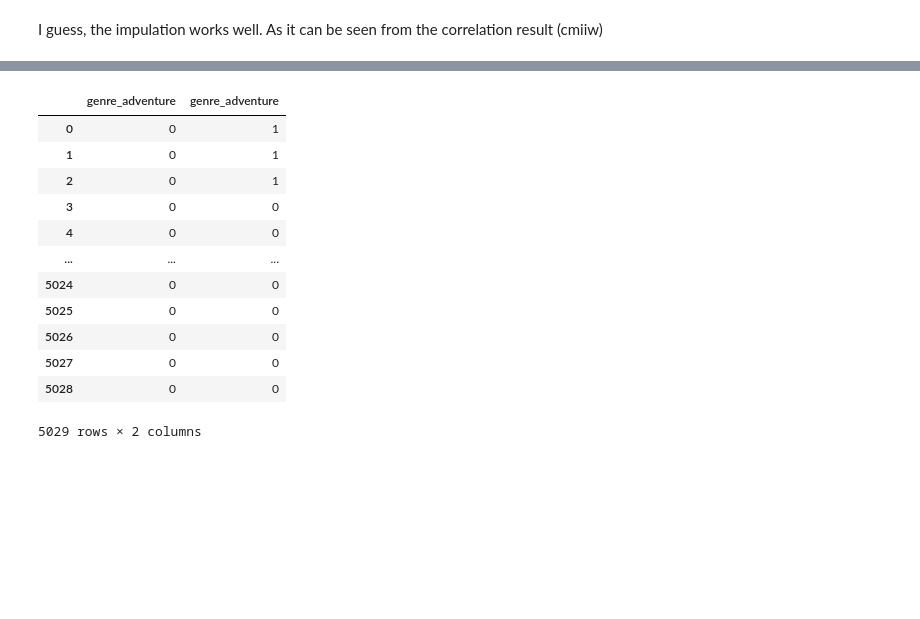
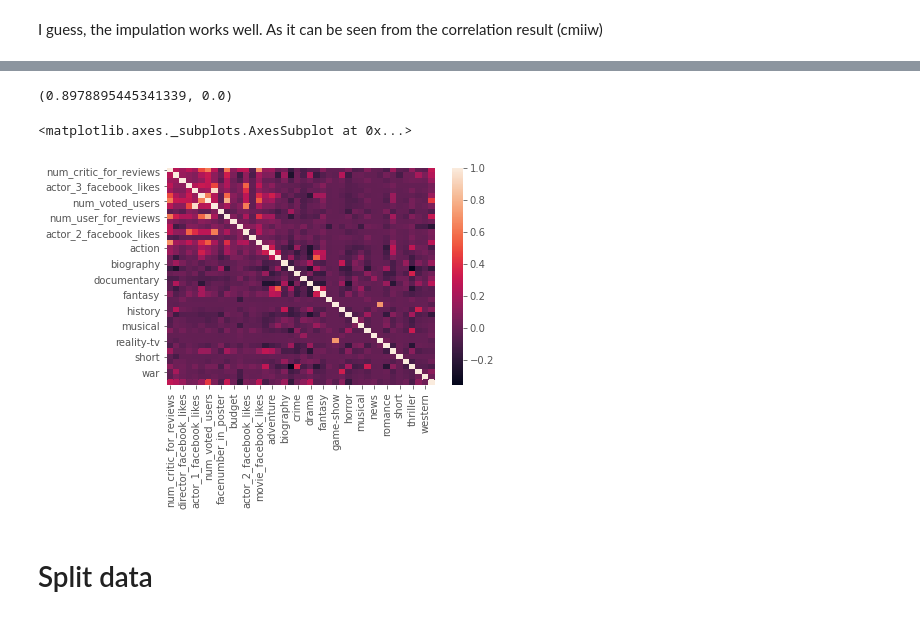
Before and after one commit to adamaulia/data-mining, a Jupyter notebook: notebook/week3_imdb.ipynb, the cells around one changed output, grey strips where cells are left out. Cells and saved outputs as stored; diff of their text form; code cells hidden in the pictures; blank space fills up the shorter version.

Commit message:
add imdb notebook

```diff
--- a/notebook/week3_imdb.ipynb
+++ b/notebook/week3_imdb.ipynb
@@ -144,5 +156,9 @@ after correlation :  (0.18335609642273853, 2.8540613375980857e-39)
 # %% [markdown]
 I guess, the impulation works well. As it can be seen from the correlation result (cmiiw)
 # %%
+# genre, convert genre into column
 df_imp['genres'] = df_imp['genres'].str.lower()
 df_imp['genres_list'] = df_imp['genres'].apply(lambda x:x.split('|'))
+df_genre = pd.get_dummies(df_imp['genres_list'].explode()).reset_index().groupby('index').sum()
+
+df_imp = pd.concat([df_imp, df_genre],axis=1)
@@ -191,16 +165,23 @@ Counter({'genre_action': 1,
-# %%
-tes['genre_adventure']
-# %% [output]
-|  | genre_adventure | genre_adventure |
-| 0 | 0 | 1 |
-| 1 | 0 | 1 |
-| 2 | 0 | 1 |
-| 3 | 0 | 0 |
-| 4 | 0 | 0 |
-| ... | ... | ... |
-| 5024 | 0 | 0 |
-| 5025 | 0 | 0 |
-| 5026 | 0 | 0 |
-| 5027 | 0 | 0 |
-| 5028 | 0 | 0 |
-5029 rows × 2 columns
+# %%
+# convert quality to ordinal
+dict_quality = {'very-good':5,'good':4,'okay':3,'bad':2,'very-bad':1}
+df_imp['qualilty_c'] = df_imp['quality'].apply(lambda x:dict_quality[x]) #for loop replacement
+# %%
+# quality and immdb score has high correlation, must drop one of them
+df_imp.head()
+
+pearsonr(df_imp['qualilty_c'],df_imp['imdb_score'])
+# %% [output]
+(0.8978895445341339, 0.0)
+# %%
+# remove unnecessary columns
+delete_columns = ['imdb_score','actor_3_name','color','language','genres_list','country','country','quality','actor_2_name','actor_1_name','plot_keywords','director_name','genres','movie_title','content_rating','movie_imdb_link']
+df_imp.drop(delete_columns,axis=1,inplace=True)
+# %%
+# check correlation
+sns.heatmap(df_imp.corr())
+# %% [output]
+<matplotlib.axes._subplots.AxesSubplot at 0x...>
+[figure, added]
+# %% [markdown]
+# Split data
```
Also changed, not shown: parts of 29 cells of this notebook.
